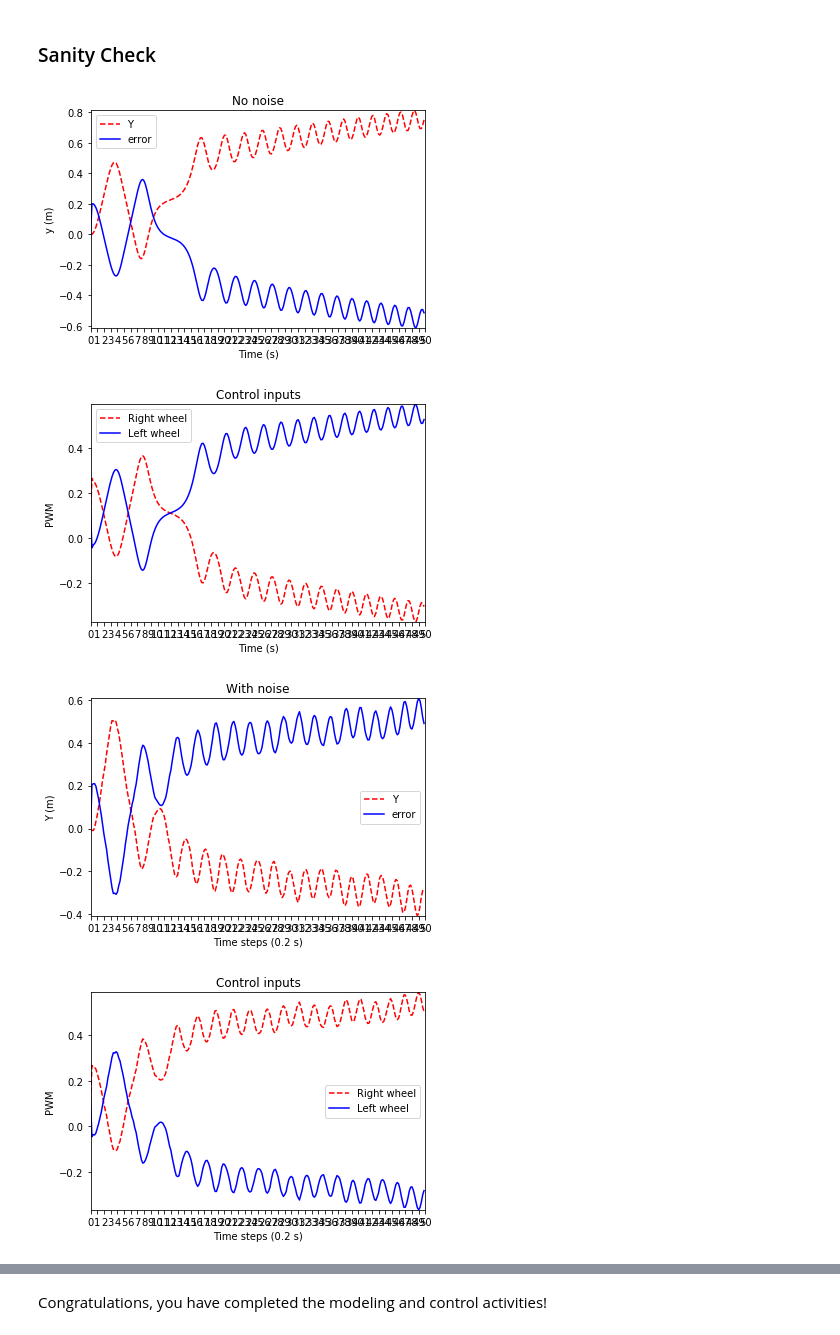
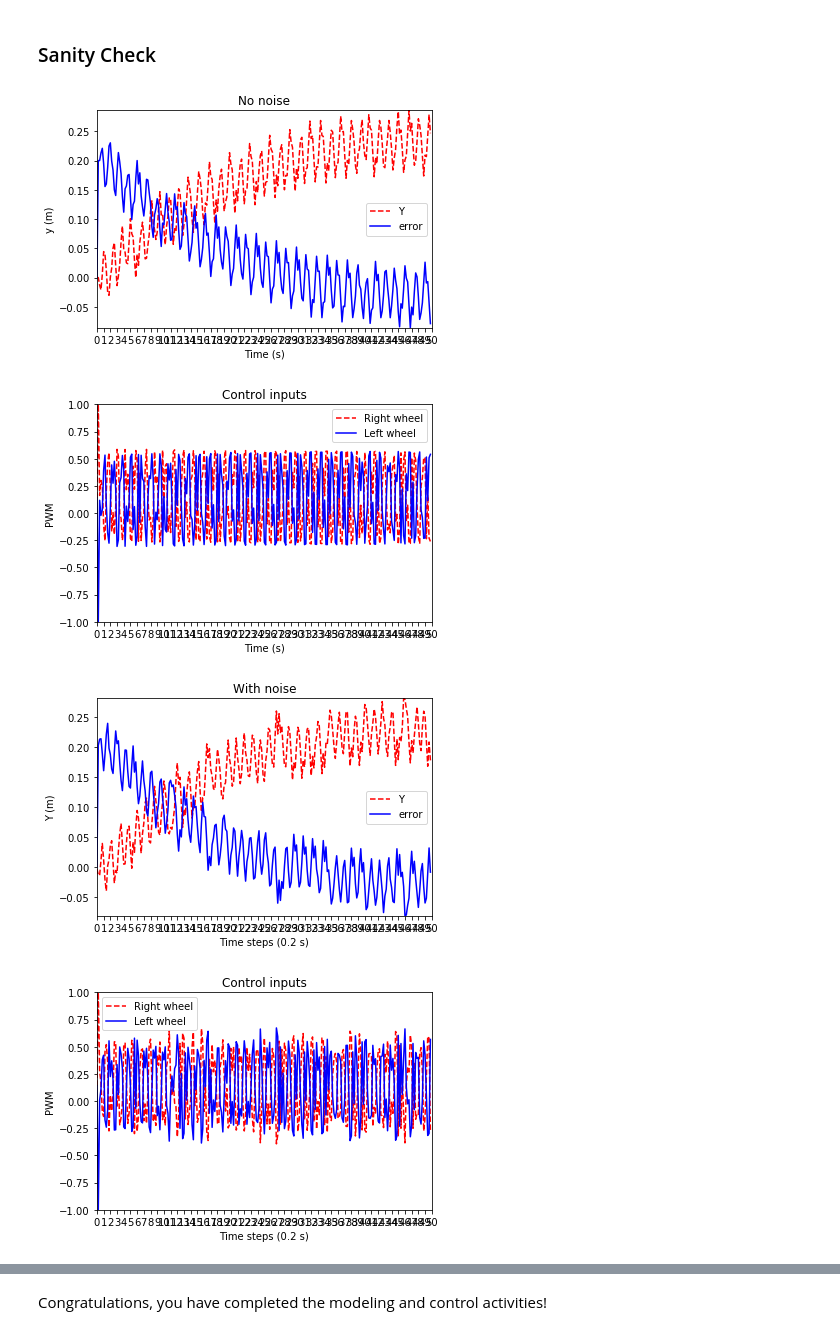
Before and after one commit to vguerra/mooc-exercises, a Jupyter notebook: modcon/solution/06-PID-Control-Homework/PID_controller_homework.ipynb, the cells around one changed output, grey strips where cells are left out. Cells and saved outputs as stored; diff of their text form; code cells hidden in the pictures.

```diff
--- a/modcon/solution/06-PID-Control-Homework/PID_controller_homework.ipynb
+++ b/modcon/solution/06-PID-Control-Homework/PID_controller_homework.ipynb
@@ -65,28 +99,28 @@ def PIDController(
 # %%
 import sys
 sys.path.append('../')
 from unit_test import UnitTestPositionPID
 
 # Write here the values of the kinematics parameters you calculated during the activities.
 # This test will give you an idea of the behavior of the controller you wrote above.
 # Try to play with the parameters, change R, the baseline all the PID variables,
 # What change in the resulting graphs? Why?
 
-R = 0.06
-baseline = 0.5
-gain = 0.9
+R = 0.0318
+baseline = 0.1
+gain = 0.6
 trim = 0.0
 v_0 = 0.2
 y_ref = 0.2
 
 # unit test input R, baseline, v_0, gain, trim, PIDController
 unit_test = UnitTestPositionPID(R, baseline, v_0, y_ref, gain, trim, PIDController)
 unit_test.test()
 # %% [output]
-[figure, old version]
+[figure, new version]
-[figure, old version]
+[figure, new version]
-[figure, old version]
+[figure, new version]
-[figure, old version]
+[figure, new version]
 # %% [markdown]
 ## Testing instructions and outcome examples
 
```
Also changed, not shown: parts of 3 cells of this notebook, 1 other file.
